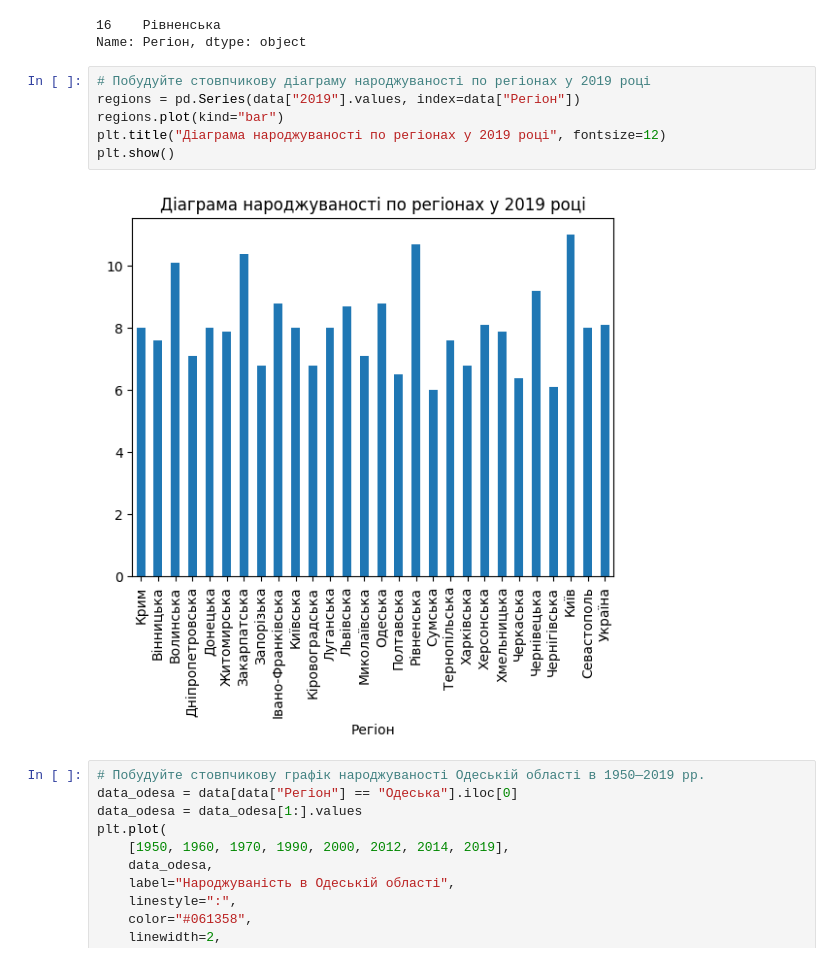
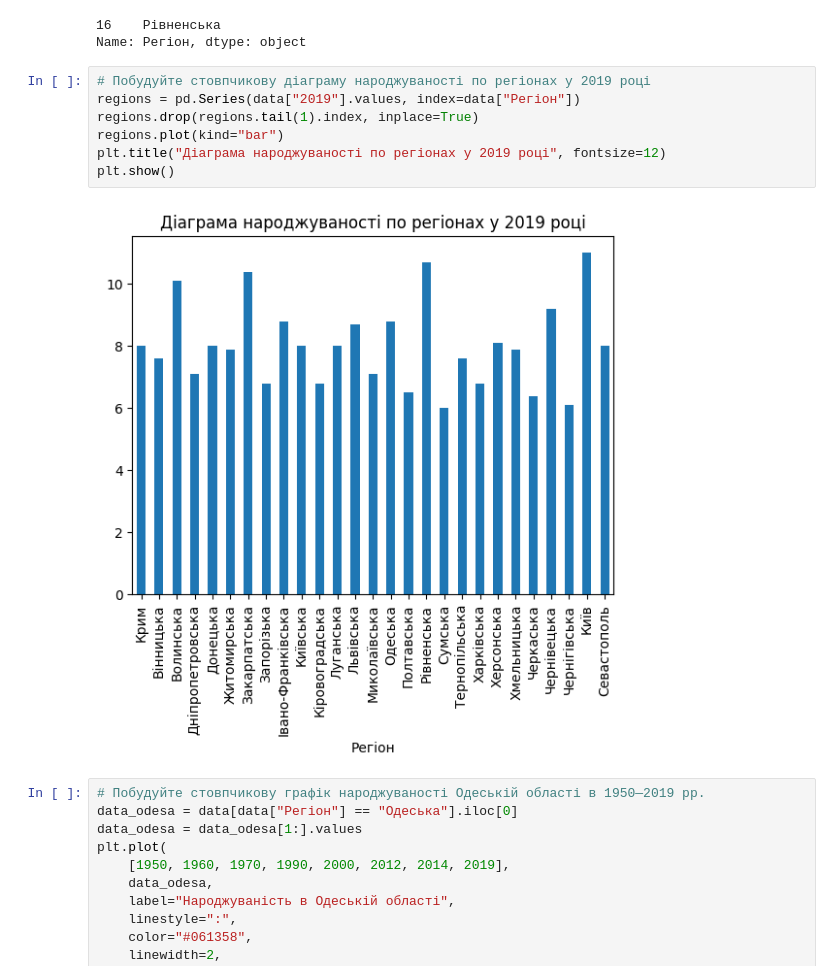
Before and after one commit to Hannakua/Module-2, a Jupyter notebook: Hw2.1.ipynb, the cells around one changed output. Drawn from its saved outputs; the diff is of its cells as text.

Commit message:
only regions

```diff
--- a/Hw2.1.ipynb
+++ b/Hw2.1.ipynb
@@ -151,11 +151,12 @@ Name: Регіон, dtype: object
 # %%
 # Побудуйте стовпчикову діаграму народжуваності по регіонах у 2019 році
 regions = pd.Series(data["2019"].values, index=data["Регіон"])
+regions.drop(regions.tail(1).index, inplace=True)
 regions.plot(kind="bar")
 plt.title("Діаграма народжуваності по регіонах у 2019 році", fontsize=12)
 plt.show()
 # %% [output]
-[figure, old version]
+[figure, new version]
 # %%
 # Побудуйте стовпчикову графік народжуваності Одеській області в 1950—2019 рр.
 data_odesa = data[data["Регіон"] == "Одеська"].iloc[0]
```
